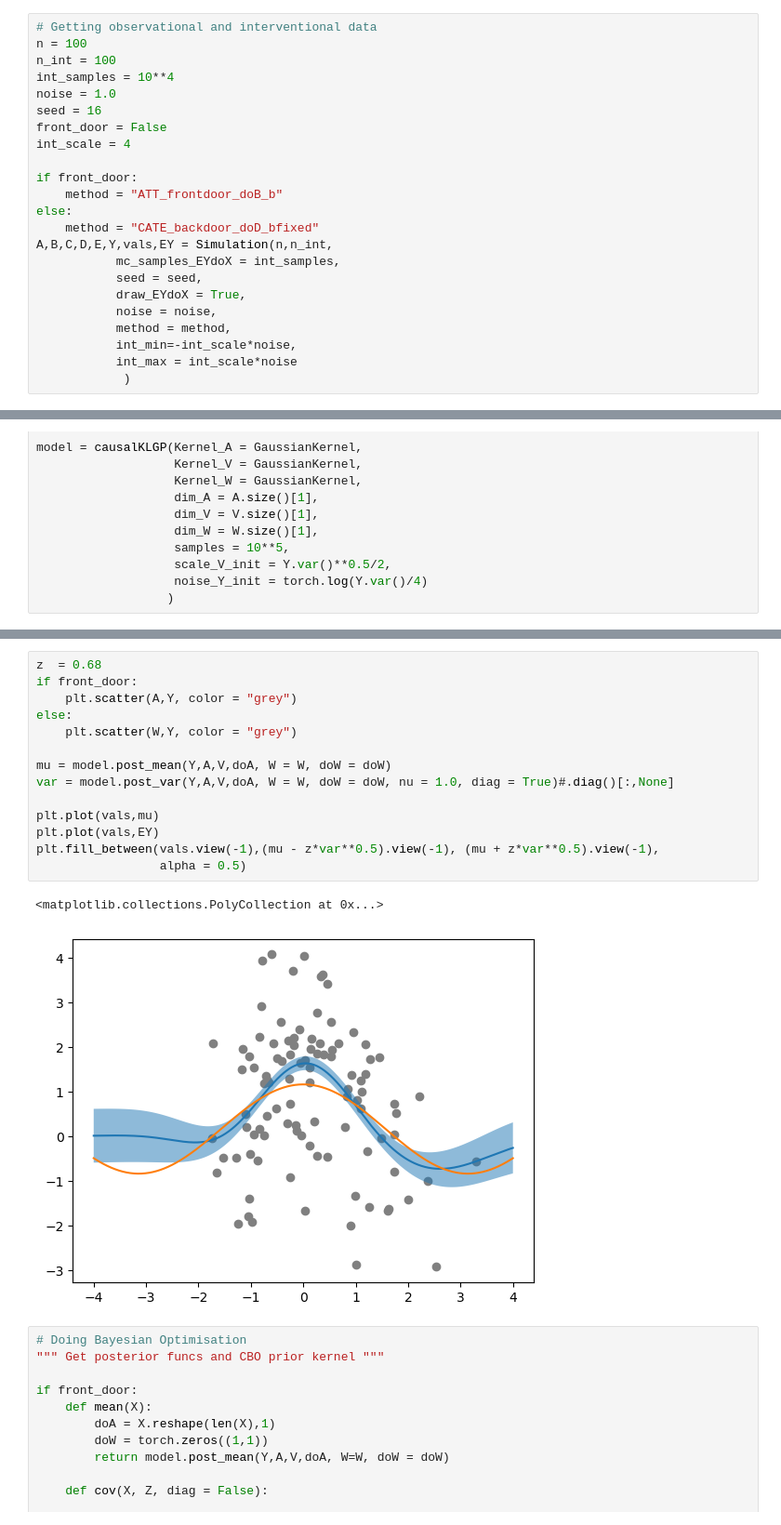
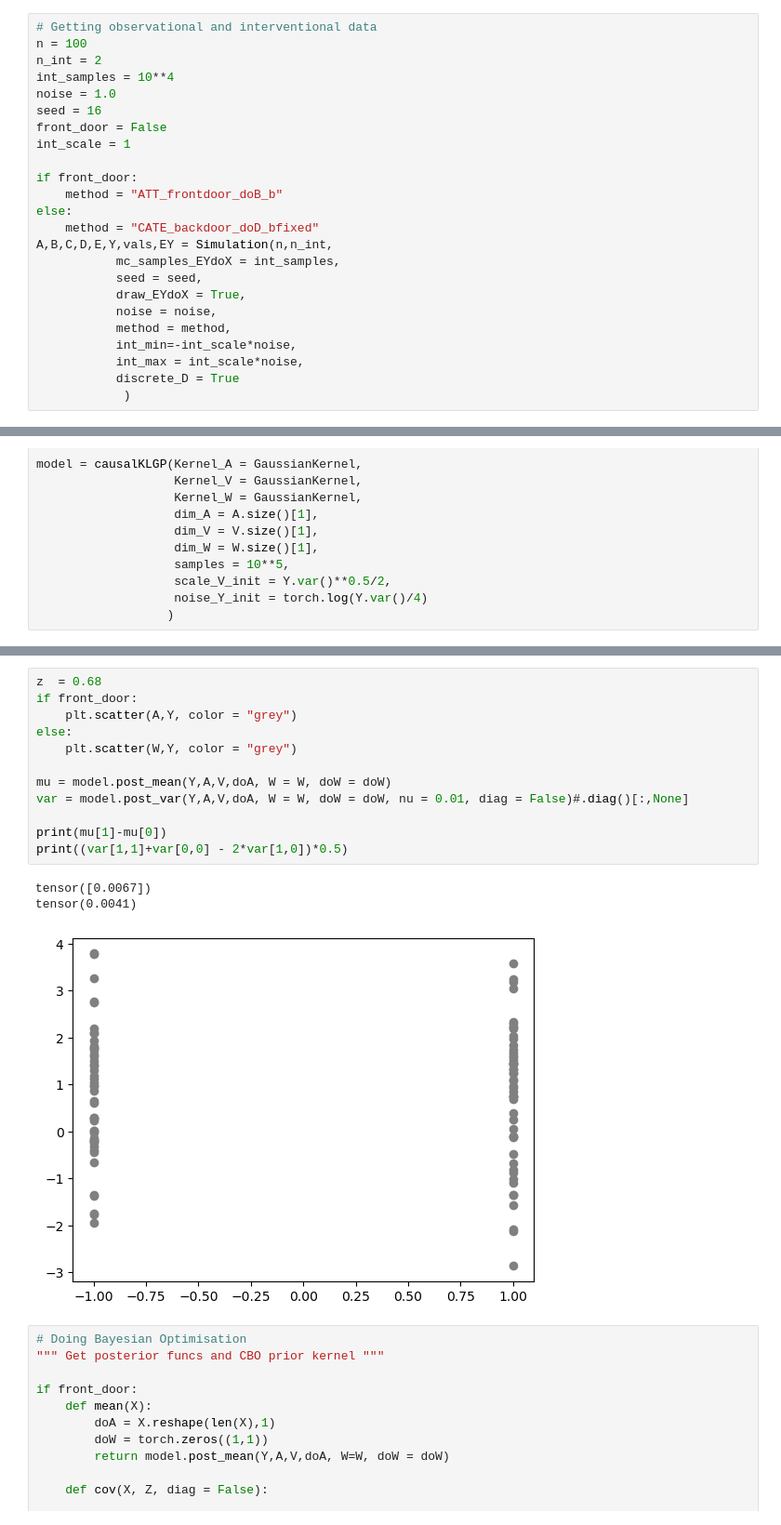
Before and after one commit to HWDance/impspec, a Jupyter notebook: experiments/notebooks/Simulation_kl.ipynb, the cells around one changed output, grey strips where cells are left out. Shown at 93% size. Drawn from its saved outputs; the diff is of its cells as text.

```diff
--- a/experiments/notebooks/Simulation_kl.ipynb
+++ b/experiments/notebooks/Simulation_kl.ipynb
@@ -22,12 +22,12 @@ from src.CBO import *
 # %%
 # Getting observational and interventional data
 n = 100
-n_int = 100
+n_int = 2
 int_samples = 10**4
 noise = 1.0
 seed = 16
 front_door = False
-int_scale = 4
+int_scale = 1
 
 if front_door:
     method = "ATT_frontdoor_doB_b"
@@ -40,7 +40,8 @@ A,B,C,D,E,Y,vals,EY = Simulation(n,n_int,
            noise = noise,
            method = method,
            int_min=-int_scale*noise,
-           int_max = int_scale*noise
+           int_max = int_scale*noise,
+           discrete_D = True
             )
 # %%
 plt.plot(vals,EY, color = "black")
@@ -130,20 +134,19 @@ iter 900 P(V|A) loss:  tensor(-127.6032)
 # %%
 z  = 0.68
 if front_door:
     plt.scatter(A,Y, color = "grey")
 else:
     plt.scatter(W,Y, color = "grey")
 
 mu = model.post_mean(Y,A,V,doA, W = W, doW = doW)
-var = model.post_var(Y,A,V,doA, W = W, doW = doW, nu = 1.0, diag = True)#.diag()[:,None]
+var = model.post_var(Y,A,V,doA, W = W, doW = doW, nu = 0.01, diag = False)#.diag()[:,None]
 
-plt.plot(vals,mu)
-plt.plot(vals,EY)
-plt.fill_between(vals.view(-1),(mu - z*var**0.5).view(-1), (mu + z*var**0.5).view(-1),
-                 alpha = 0.5)
+print(mu[1]-mu[0])
+print((var[1,1]+var[0,0] - 2*var[1,0])*0.5)
 # %% [output]
-<matplotlib.collections.PolyCollection at 0x...>
+tensor([0.0067])
+tensor(0.0041)
-[figure, old version]
+[figure, new version]
 # %%
 # Doing Bayesian Optimisation
 """ Get posterior funcs and CBO prior kernel """
```
Also changed, not shown: parts of 2 cells of this notebook, 55 other files.
